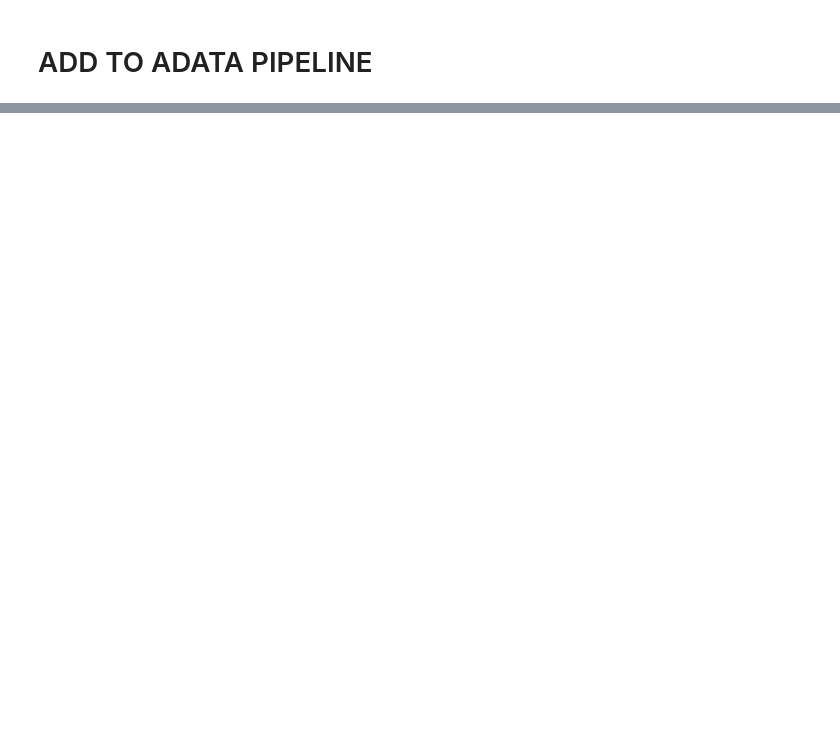
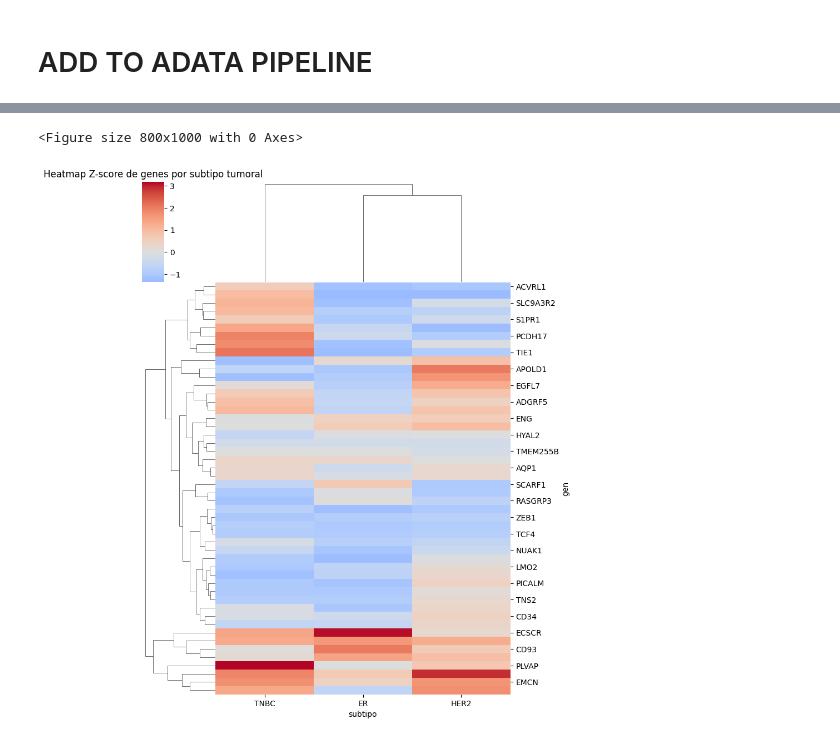
Before and after one commit to ignagarlav/Breast-Cancer-Heterogeneity, a Jupyter notebook: 04GRN/ExploreGrnResults.ipynb, the cells around one changed output, grey strips where cells are left out. Saved outputs shown, nothing was run; the diff lists cells and outputs as text; code cells hidden in the pictures; blank space fills up the shorter version.

```diff
--- a/04GRN/ExploreGrnResults.ipynb
+++ b/04GRN/ExploreGrnResults.ipynb
@@ -32,6 +32,7 @@ MODULE_DIR = "/home/igarzonalva/Proyecto_SC_TNBC/GSE161529/grn/01Networks/"
 MOTIFS_DIR = "/home/igarzonalva/Proyecto_SC_TNBC/GSE161529/grn/03Motifs/"
 DB_DIR = "/home/igarzonalva/Proyecto_SC_TNBC/GSE161529/grn/Common_files/databases"
 AUCELL_DIR = "/home/igarzonalva/Proyecto_SC_TNBC/GSE161529/grn/04AUCell/"
+SAVING_DIR = "/home/igarzonalva/Proyecto_SC_TNBC/GSE161529/grn/Results"
 # %% [markdown]
 # ADATA
 # %%
@@ -159,6 +170,10 @@ Deprecated in NumPy 1.20; for more details and guidance: https://numpy.org/devdo
   np.fromiter(map(contains('activating'), motifs.Context), dtype=np.bool)]
 Create regulons from a dataframe of enriched features.
 Additional columns saved: []
+# %%
+regulons_dir = os.path.join(SAVING_DIR, "regulons_dict.pkl")
+with open(regulons_dir, "wb") as f:
+    pickle.dump(regulons, f)
 # %% [markdown]
 # AUCELL
 # %%
@@ -311,8 +323,0 @@ import seaborn as sns
-# %%
-df_heatmap = pd.pivot_table(data=df_results[df_results.Z >= 3.0].sort_values('Z', ascending=False),
-                           index='cell_type', columns='regulon', values='Z')
-#df_heatmap.drop(index='Myocyte', inplace=True) # We leave out Myocyte because many TFs are highly enriched (becuase of small number of cells).
-fig, ax1 = plt.subplots(1, 1, figsize=(10, 8))
-sns.heatmap(df_heatmap, ax=ax1, annot=True, fmt=".1f", linewidths=.7, cbar=False, square=True, linecolor='gray',
-            cmap="YlGnBu", annot_kws={"size": 6})
-ax1.set_ylabel('')
@@ -415,0 +625,17 @@ pd.DataFrame({"barcode_sample" : adatas['TNBC'].obs_names.values,
+# %%
+# 2. Crear el heatmap
+plt.figure(figsize=(8, 10))  # ajusta el tamaño de la figura según necesites
+clustermap = sns.clustermap(
+    df_pivot,
+    method="average",         # método de linkage (opcional)
+    metric="euclidean",       # métrica de distancia (opcional)
+    cmap="coolwarm",
+    center=0,
+    figsize=(8, 10)
+)
+# 3. Mostrar el gráfico
+plt.title("Heatmap Z-score de genes por subtipo tumoral")
+plt.show()
+# %% [output]
+<Figure size 800x1000 with 0 Axes>
+[figure, added]
```
Also changed, not shown: parts of 37 cells of this notebook, 1 other file.
